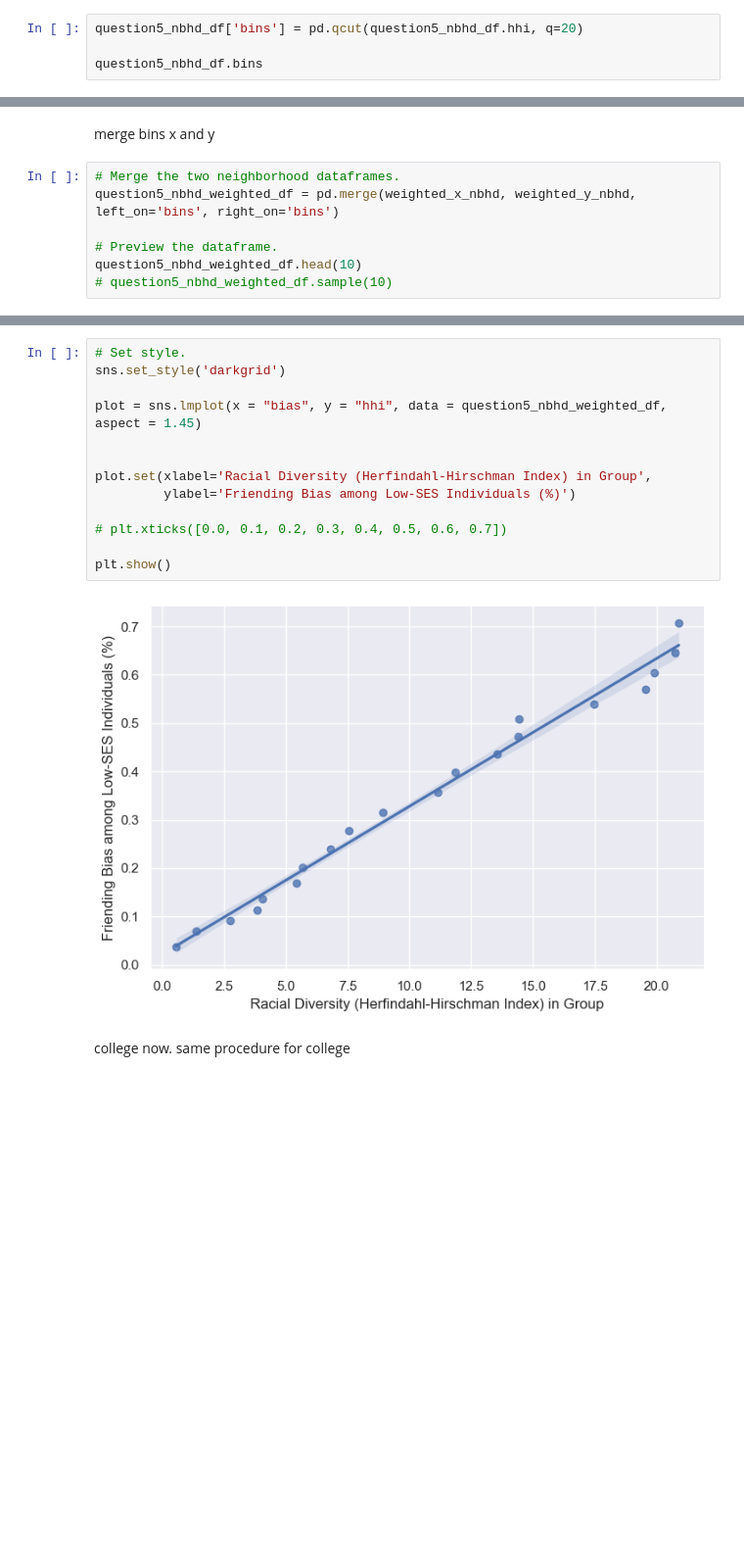
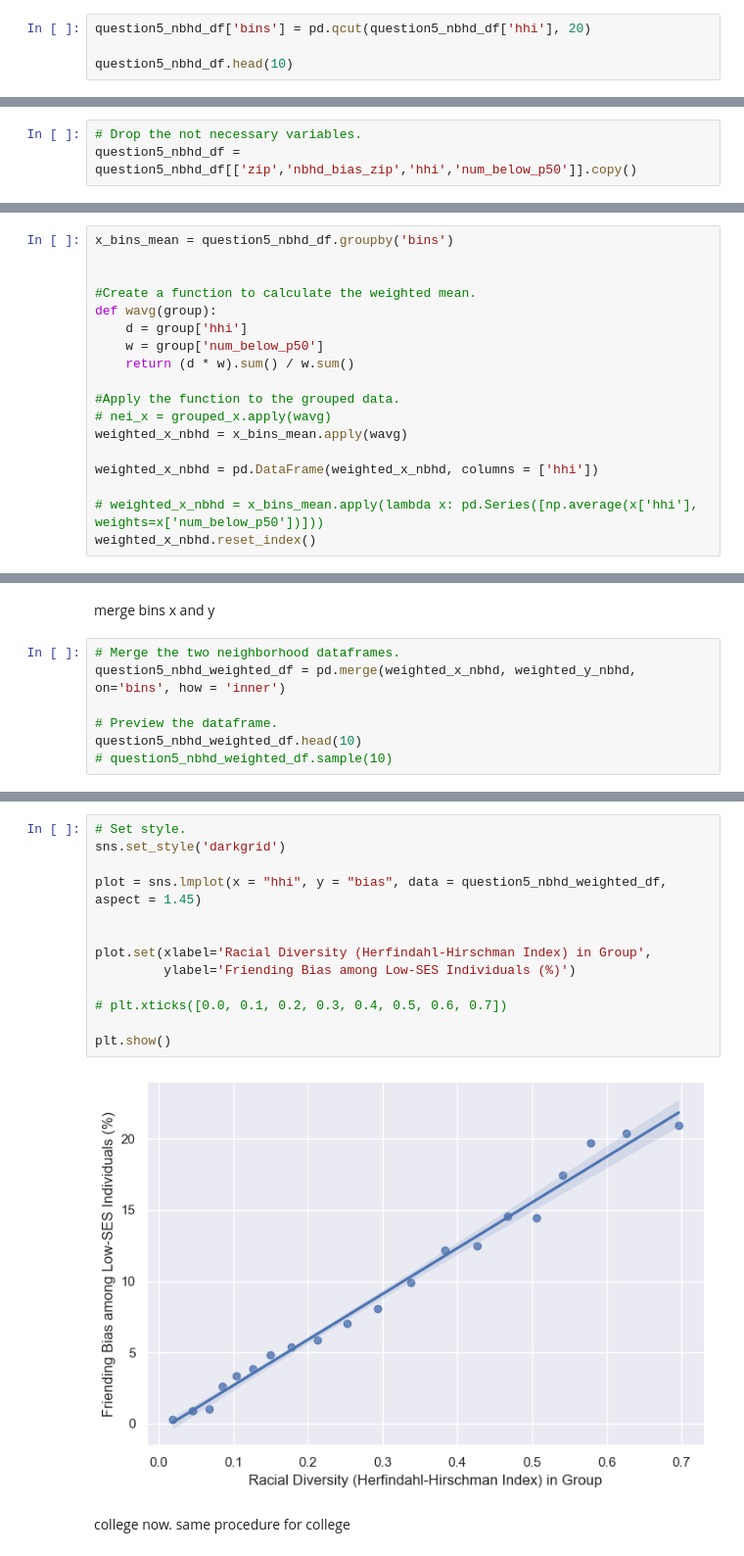
Before and after one commit to dmatsanganis/Economic_Connectedness_Analysis_and_Visualization, a Jupyter notebook: DM.ipynb, the cells around one changed output, grey strips where cells are left out. Shown at 98% size. Drawn from its saved outputs; the diff is of its cells as text; blank space fills up the shorter version.

```diff
--- a/DM.ipynb
+++ b/DM.ipynb
@@ -1776,5 +1816,5 @@ question5_nbhd_df['hhi'] = 1 - (question5_nbhd_df['share_white_2018'] ** 2 +
 # %%
-question5_nbhd_df['bins'] = pd.qcut(question5_nbhd_df.hhi, q=20)
+question5_nbhd_df['bins'] = pd.qcut(question5_nbhd_df['hhi'], 20)
 
-question5_nbhd_df.bins
+question5_nbhd_df.head(10)
 # %% [output]
@@ -1794,3 +1832,6 @@ Categories (20, interval[float64, right]): [(-0.001, 0.0556] < (0.0556, 0.0813]
+# %%
+# Drop the not necessary variables.
+question5_nbhd_df = question5_nbhd_df[['zip','nbhd_bias_zip','hhi','num_below_p50']].copy()
 # %%
 # Preview the dataframe.
 question5_nbhd_df.head(10)
@@ -1858,0 +1876,18 @@ weighted_x_nbhd.reset_index()
+# %%
+x_bins_mean = question5_nbhd_df.groupby('bins')
+
+
+#Create a function to calculate the weighted mean.
+def wavg(group):
+    d = group['hhi']
+    w = group['num_below_p50']
+    return (d * w).sum() / w.sum()
+
+#Apply the function to the grouped data.
+# nei_x = grouped_x.apply(wavg)
+weighted_x_nbhd = x_bins_mean.apply(wavg)
+
+weighted_x_nbhd = pd.DataFrame(weighted_x_nbhd, columns = ['hhi'])
+
+# weighted_x_nbhd = x_bins_mean.apply(lambda x: pd.Series([np.average(x['hhi'], weights=x['num_below_p50'])]))
+weighted_x_nbhd.reset_index()
@@ -1860,7 +1913,7 @@ weighted_x_nbhd.reset_index()
 merge bins x and y
 # %%
 # Merge the two neighborhood dataframes.
-question5_nbhd_weighted_df = pd.merge(weighted_x_nbhd, weighted_y_nbhd, left_on='bins', right_on='bins')
+question5_nbhd_weighted_df = pd.merge(weighted_x_nbhd, weighted_y_nbhd, on='bins', how = 'inner')
 
 # Preview the dataframe.
 question5_nbhd_weighted_df.head(10)
@@ -1923,18 +1976,18 @@ question5_nbhd_weighted_df.head(10)
 # %%
 # Set style.
 sns.set_style('darkgrid')
 
-plot = sns.lmplot(x = "bias", y = "hhi", data = question5_nbhd_weighted_df, aspect = 1.45)
+plot = sns.lmplot(x = "hhi", y = "bias", data = question5_nbhd_weighted_df, aspect = 1.45)
 
 
 plot.set(xlabel='Racial Diversity (Herfindahl-Hirschman Index) in Group',
          ylabel='Friending Bias among Low-SES Individuals (%)')
 
 # plt.xticks([0.0, 0.1, 0.2, 0.3, 0.4, 0.5, 0.6, 0.7])
 
 plt.show()
 # %% [output]
-[figure, old version]
+[figure, new version]
 # %% [markdown]
 college now. same procedure for college
 # %%
```
Also changed, not shown: parts of 15 cells of this notebook.
